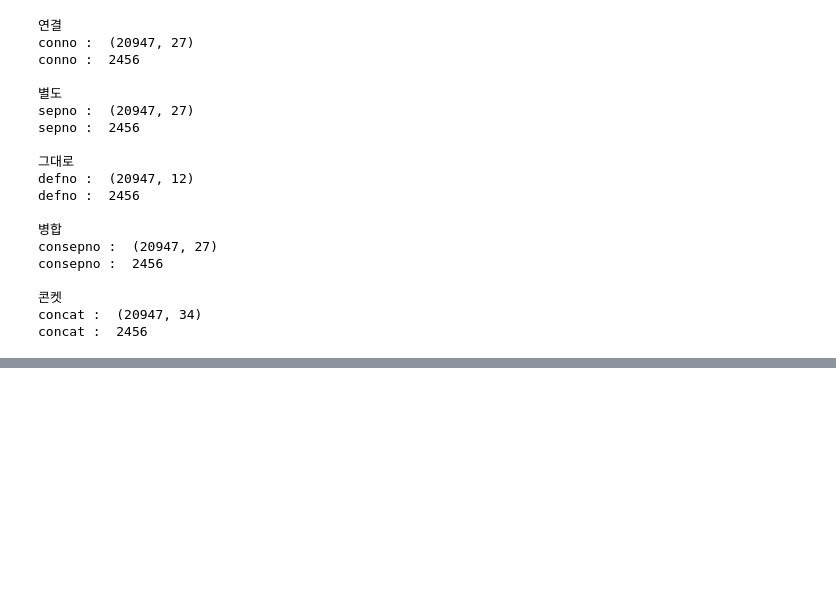
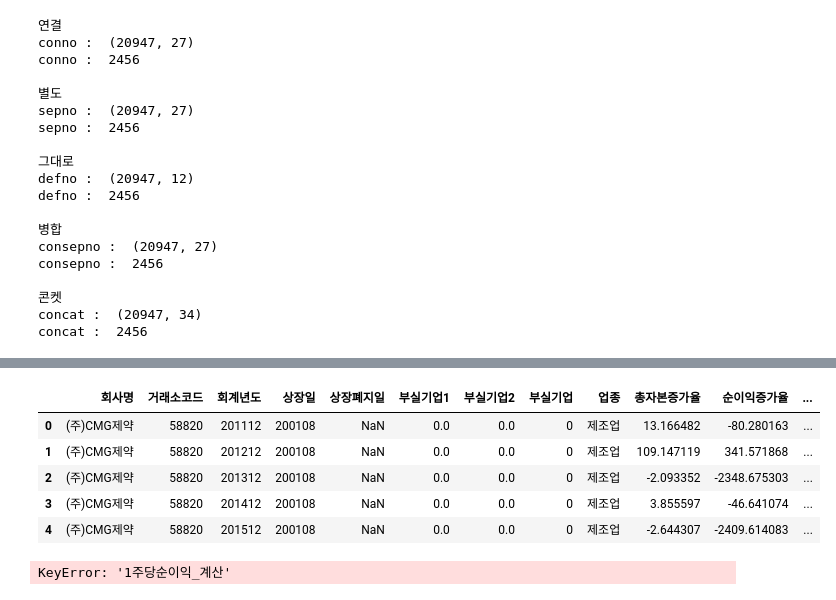
Before and after one commit to xxuvny/Project2_quaero, a Jupyter notebook: 02_파생변수_전처리.ipynb, the cells around one changed output, grey strips where cells are left out. Cells and saved outputs as stored; diff of their text form; code cells hidden in the pictures; blank space fills up the shorter version.

```diff
--- a/02_파생변수_전처리.ipynb
+++ b/02_파생변수_전처리.ipynb
@@ -425,2 +521,15 @@ merge2.to_csv('데이터/1차 전처리/파생변수merge_1차.csv', encoding='C
+# %%
+merge4.head()
+# %% [output]
+|  | 회사명 | 거래소코드 | 회계년도 | 상장일 | 상장폐지일 | 부실기업1 | 부실기업2 | 부실기업 | 업종 | 총자본증가율 | 순이익증가율 | ... |
+| 0 | (주)CMG제약 | 58820 | 201112 | 200108 | NaN | 0.0 | 0.0 | 0 | 제조업 | 13.166482 | -80.280163 | ... |
+| 1 | (주)CMG제약 | 58820 | 201212 | 200108 | NaN | 0.0 | 0.0 | 0 | 제조업 | 109.147119 | 341.571868 | ... |
+| 2 | (주)CMG제약 | 58820 | 201312 | 200108 | NaN | 0.0 | 0.0 | 0 | 제조업 | -2.093352 | -2348.675303 | ... |
+| 3 | (주)CMG제약 | 58820 | 201412 | 200108 | NaN | 0.0 | 0.0 | 0 | 제조업 | 3.855597 | -46.641074 | ... |
+| 4 | (주)CMG제약 | 58820 | 201512 | 200108 | NaN | 0.0 | 0.0 | 0 | 제조업 | -2.644307 | -2409.614083 | ... |
+# %%
+merge4.loc[df.isnull()['1주당순이익_계산'],:] # n열에서 nan값을 포함하는 행만 추출하기
+# %% [output]
+KeyError: '1주당순이익_계산'
 # %%
 # 전처리 4차 파일 불러오기
```
Also changed, not shown: parts of 8 cells of this notebook, 30 other files.
